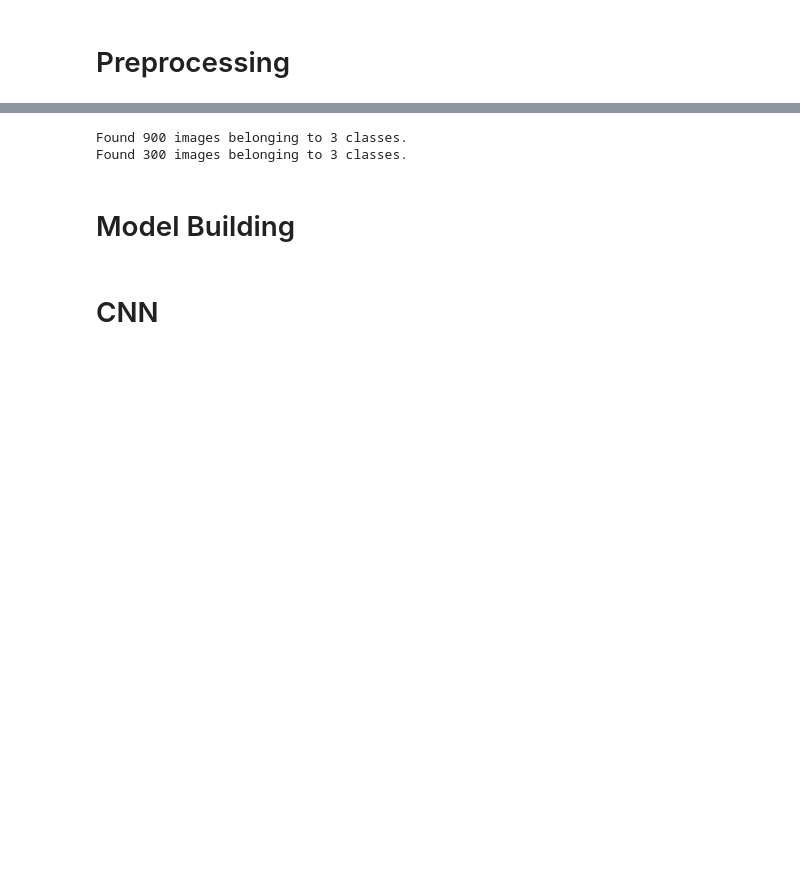
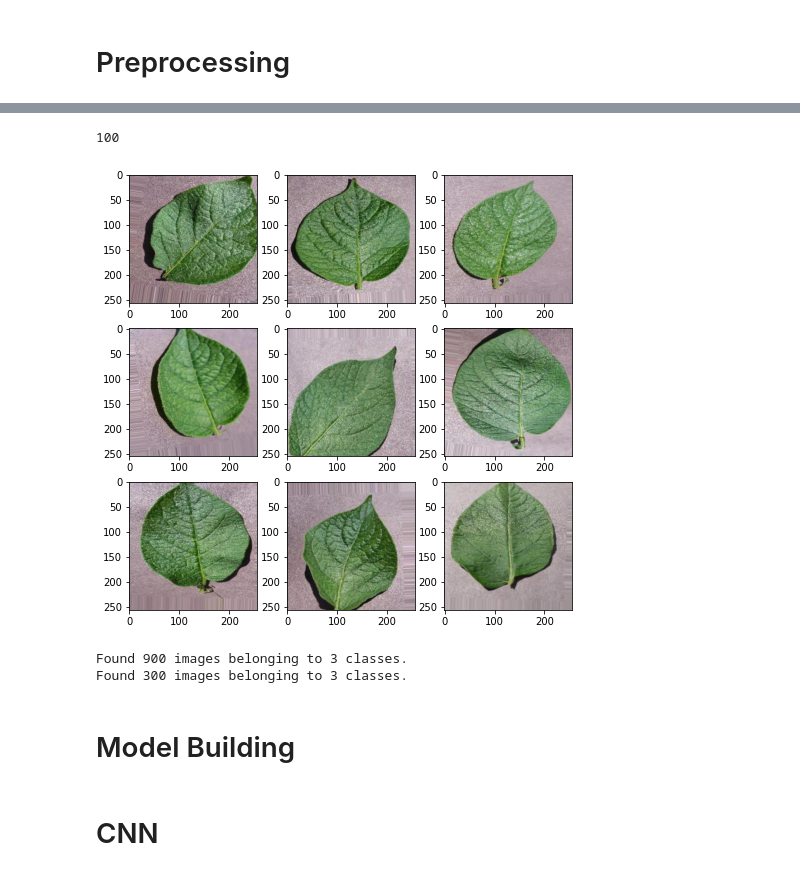
Before and after one commit to adarshnitt/Deep-Learning-Models, a Jupyter notebook: Potatao_Disease_Classification.ipynb, the cells around one changed output, grey strips where cells are left out. Cells and saved outputs as stored; diff of their text form; code cells hidden in the pictures; blank space fills up the shorter version.

```diff
--- a/Potatao_Disease_Classification.ipynb
+++ b/Potatao_Disease_Classification.ipynb
@@ -141,5 +197,11 @@ def augment_val(path):
                                 class_mode="binary")
   return img
+# %%
+# testing healthy photos
+show("/content/Potato/Valid",2)
+# %% [output]
+100
+[figure, added]
 # %%
 data_train_augment=augment_train("/content/Potato/Train")
 data_val_augment=augment_val("/content/Potato/Valid")
```
Also changed, not shown: parts of 35 cells of this notebook.
